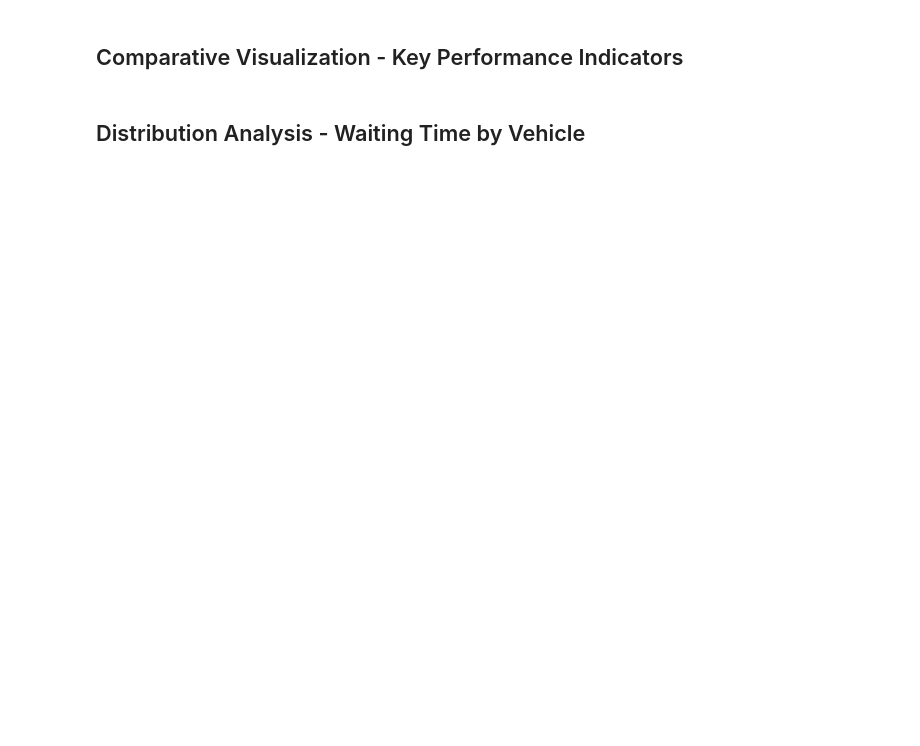
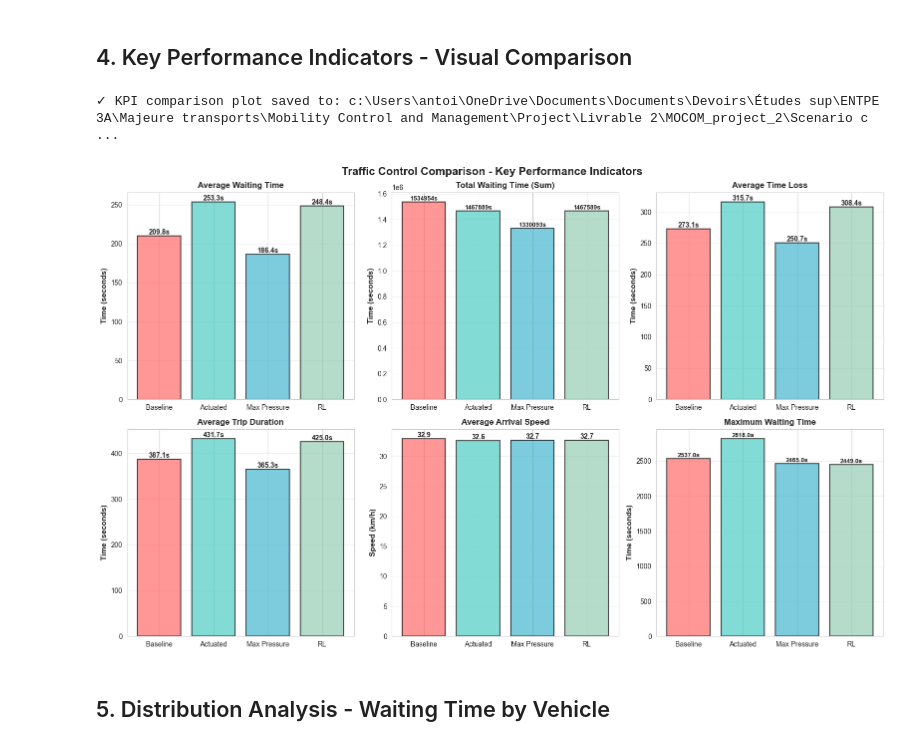
Before and after one commit to antoinekc8/MOCOM_project_2, a Jupyter notebook: 4. Scenario comparison.ipynb, the cells around one changed output. Cells and saved outputs as stored; diff of their text form; code cells hidden in the pictures; blank space fills up the shorter version.

Commit message:
scenario comparison notebook

```diff
--- a/4. Scenario comparison.ipynb
+++ b/4. Scenario comparison.ipynb
@@ -120,20 +267,21 @@ print("="*100)
 # %% [markdown]
-## Comparative Visualization - Key Performance Indicators
+## 4. Key Performance Indicators - Visual Comparison
 # %%
-# Create comparison plots
+# Create KPI comparison plots
 fig, axes = plt.subplots(2, 3, figsize=(16, 10))
 fig.suptitle('Traffic Control Comparison - Key Performance Indicators', fontsize=16, fontweight='bold')
 
+scenarios = summary_df.index
+colors = ['#FF6B6B', '#4ECDC4', '#45B7D1', '#96CEB4']
+
 # 1. Average Waiting Time
 ax = axes[0, 0]
-scenarios = summary_df.index
 waiting_times = summary_df['Avg Waiting Time (s)']
-colors = ['#FF6B6B', '#4ECDC4', '#45B7D1', '#96CEB4']
 bars = ax.bar(scenarios, waiting_times, color=colors, alpha=0.7, edgecolor='black', linewidth=1.5)
 ax.set_ylabel('Time (seconds)', fontsize=11, fontweight='bold')
 ax.set_title('Average Waiting Time', fontsize=12, fontweight='bold')
 ax.grid(axis='y', alpha=0.3)
-for i, bar in enumerate(bars):
+for bar in bars:
     height = bar.get_height()
     ax.text(bar.get_x() + bar.get_width()/2., height,
             f'{height:.1f}s', ha='center', va='bottom', fontweight='bold')
@@ -145,7 +293,7 @@ bars = ax.bar(scenarios, total_wait, color=colors, alpha=0.7, edgecolor='black',
 ax.set_ylabel('Time (seconds)', fontsize=11, fontweight='bold')
 ax.set_title('Total Waiting Time (Sum)', fontsize=12, fontweight='bold')
 ax.grid(axis='y', alpha=0.3)
-for i, bar in enumerate(bars):
+for bar in bars:
     height = bar.get_height()
     ax.text(bar.get_x() + bar.get_width()/2., height,
             f'{height:.0f}s', ha='center', va='bottom', fontweight='bold', fontsize=9)
@@ -157,7 +305,7 @@ bars = ax.bar(scenarios, time_loss, color=colors, alpha=0.7, edgecolor='black',
 ax.set_ylabel('Time (seconds)', fontsize=11, fontweight='bold')
 ax.set_title('Average Time Loss', fontsize=12, fontweight='bold')
 ax.grid(axis='y', alpha=0.3)
-for i, bar in enumerate(bars):
+for bar in bars:
     height = bar.get_height()
     ax.text(bar.get_x() + bar.get_width()/2., height,
             f'{height:.1f}s', ha='center', va='bottom', fontweight='bold')
@@ -166,43 +314,49 @@ for i, bar in enumerate(bars):
 ax = axes[1, 0]
 duration = summary_df['Avg Duration (s)']
 bars = ax.bar(scenarios, duration, color=colors, alpha=0.7, edgecolor='black', linewidth=1.5)
 ax.set_ylabel('Time (seconds)', fontsize=11, fontweight='bold')
 ax.set_title('Average Trip Duration', fontsize=12, fontweight='bold')
 ax.grid(axis='y', alpha=0.3)
-for i, bar in enumerate(bars):
+for bar in bars:
     height = bar.get_height()
     ax.text(bar.get_x() + bar.get_width()/2., height,
             f'{height:.1f}s', ha='center', va='bottom', fontweight='bold')
 
 # 5. Average Arrival Speed
 ax = axes[1, 1]
-speed = summary_df['Avg Arrival Speed (m/s)']
-bars = ax.bar(scenarios, speed, color=colors, alpha=0.7, edgecolor='black', linewidth=1.5)
-ax.set_ylabel('Speed (m/s)', fontsize=11, fontweight='bold')
+speed_kmh = summary_df['Avg Arrival Speed (m/s)'] * 3.6  # Convert m/s to km/h
+bars = ax.bar(scenarios, speed_kmh, color=colors, alpha=0.7, edgecolor='black', linewidth=1.5)
+ax.set_ylabel('Speed (km/h)', fontsize=11, fontweight='bold')
 ax.set_title('Average Arrival Speed', fontsize=12, fontweight='bold')
 ax.grid(axis='y', alpha=0.3)
-for i, bar in enumerate(bars):
+for bar in bars:
     height = bar.get_height()
     ax.text(bar.get_x() + bar.get_width()/2., height,
-            f'{height:.2f}', ha='center', va='bottom', fontweight='bold')
+            f'{height:.1f}', ha='center', va='bottom', fontweight='bold')
 
 # 6. Max Waiting Time
 ax = axes[1, 2]
 max_wait = summary_df['Max Waiting Time (s)']
 bars = ax.bar(scenarios, max_wait, color=colors, alpha=0.7, edgecolor='black', linewidth=1.5)
 ax.set_ylabel('Time (seconds)', fontsize=11, fontweight='bold')
 ax.set_title('Maximum Waiting Time', fontsize=12, fontweight='bold')
 ax.grid(axis='y', alpha=0.3)
-for i, bar in enumerate(bars):
+for bar in bars:
     height = bar.get_height()
     ax.text(bar.get_x() + bar.get_width()/2., height,
             f'{height:.1f}s', ha='center', va='bottom', fontweight='bold', fontsize=9)
 
 plt.tight_layout()
+
+# Save figure
+kpi_plot = os.path.join(OUTPUT_DIR, 'kpi_comparison.png')
+plt.savefig(kpi_plot, dpi=300, bbox_inches='tight')
+print(f"✓ KPI comparison plot saved to: {kpi_plot}")
 plt.show()
-
-print("Comparison plots generated successfully!")
+# %% [output]
+✓ KPI comparison plot saved to: c:\Users\antoi\OneDrive\Documents\Documents\Devoirs\Études sup\ENTPE 3A\Majeure transports\Mobility Control and Management\Project\Livrable 2\MOCOM_project_2\Scenario c ...
+[figure, added]
 # %% [markdown]
-## Distribution Analysis - Waiting Time by Vehicle
+## 5. Distribution Analysis - Waiting Time by Vehicle
 # %%
 # Create distribution comparison
```
Also changed, not shown: parts of 16 cells of this notebook, 10 other files.
